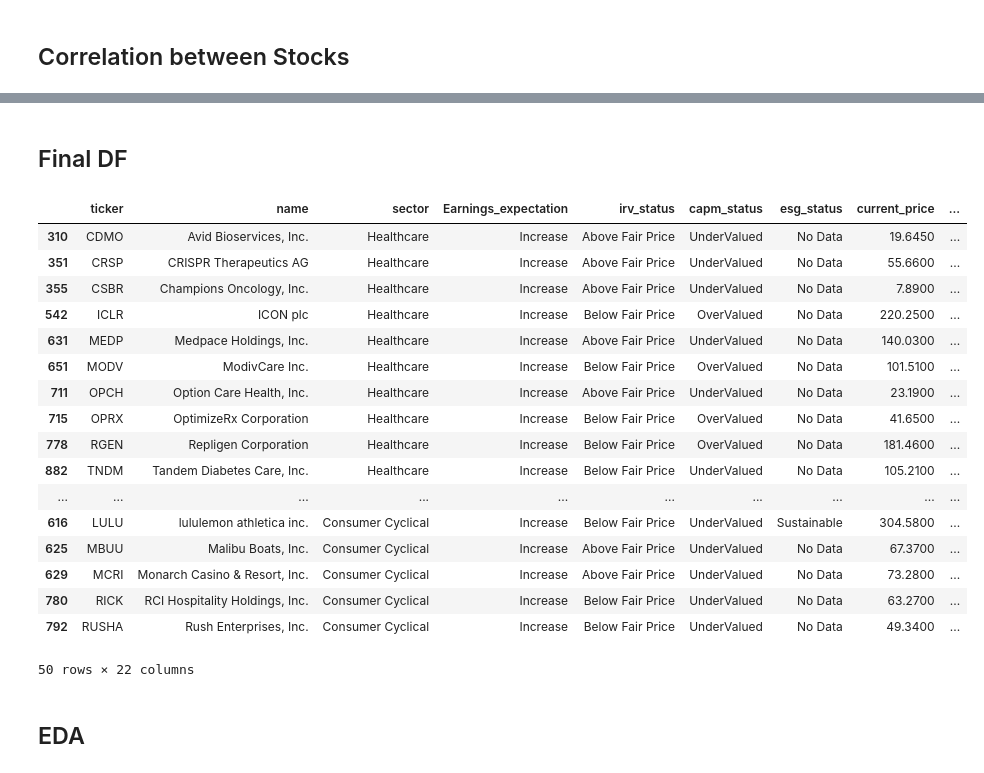
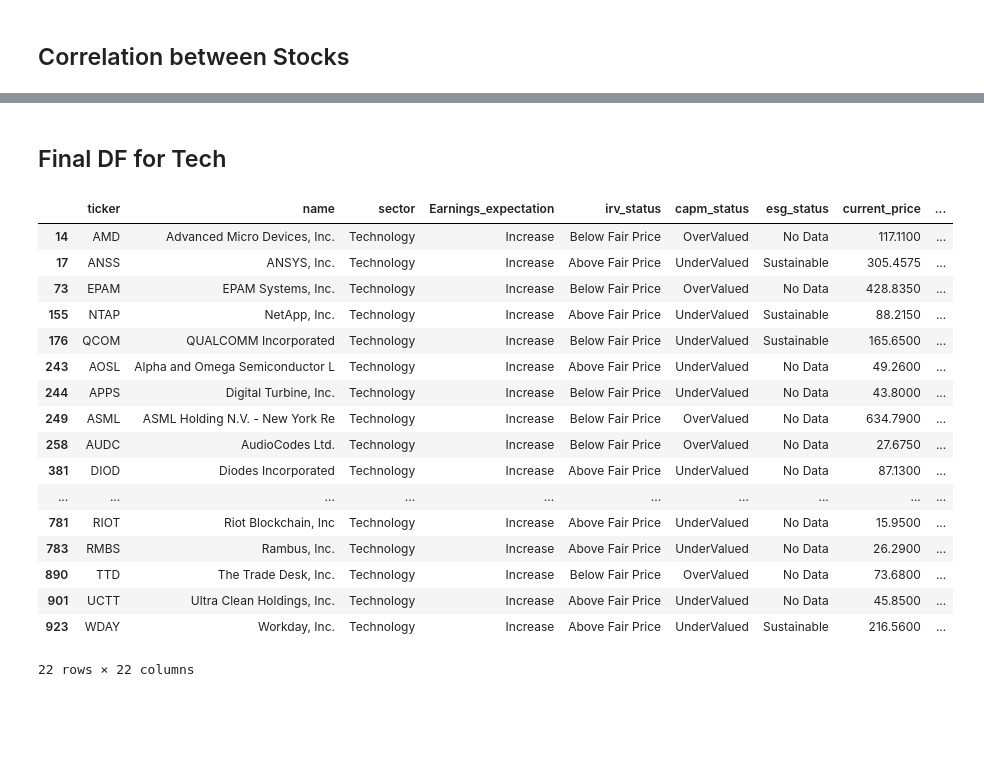
Before and after one commit to janvi-bit/FA-Group6, a Jupyter notebook: portfolio models/aggressive_v2.ipynb, the cells around one changed output, grey strips where cells are left out. Saved outputs shown, nothing was run; the diff lists cells and outputs as text; code cells hidden in the pictures; blank space fills up the shorter version.

```diff
--- a/portfolio models/aggressive_v2.ipynb
+++ b/portfolio models/aggressive_v2.ipynb
@@ -204,4 +186,4 @@ sharpe_list
 # %%
-df2["sharpe"] = sharpe_list
-df2
+df_tech["sharpe"] = sharpe_list
+df_tech
 # %% [output]
@@ -221,5 +208,5 @@ df2
 # %%
-df3 = df2[df2["sharpe"] > 0.6]
-df3
+df2_tech = df_tech[df_tech["sharpe"] > 0.6]
+df2_tech
 # %% [output]
 |  | ticker | name | sector | Earnings_expectation | irv_status | capm_status | esg_status | current_price | ... |
@@ -244,8 +236,8 @@ def get_return_series(ticker):
     return return_series_close
 # %%
 returns_list = []
-for i in range(len(df3)):
-    each = df3.iloc[i]
+for i in range(len(df2_tech)):
+    each = df2_tech.iloc[i]
     ticker = each["ticker"]
     returns = get_return_series(ticker)
     if (len(returns) == 1260):
@@ -346,35 +338,35 @@ correlation
 # %% [markdown]
-## Final DF
+## Final DF for Tech
 # %%
 all_stocks = []
 for each in correlation:
     all_stocks.append(each)
 # %%
 indexes = []
-for i in range(len(df3)):
-    each = df3.iloc[i]
+for i in range(len(df2_tech)):
+    each = df2_tech.iloc[i]
     ticker = each["ticker"]
     if ticker in all_stocks:
         indexes.append(i)
 # %%
-chosen_df = df3.iloc[indexes]
-chosen_df #50 stocks for the aggressive model
+chosen_tech_df = df2_tech.iloc[indexes]
+chosen_tech_df #22 stocks for tech sector
 # %% [output]
 |  | ticker | name | sector | Earnings_expectation | irv_status | capm_status | esg_status | current_price | ... |
-| 310 | CDMO | Avid Bioservices, Inc. | Healthcare | Increase | Above Fair Price | UnderValued | No Data | 19.6450 | ... |
-| 351 | CRSP | CRISPR Therapeutics AG | Healthcare | Increase | Above Fair Price | UnderValued | No Data | 55.6600 | ... |
-| 355 | CSBR | Champions Oncology, Inc. | Healthcare | Increase | Above Fair Price | UnderValued | No Data | 7.8900 | ... |
-| 542 | ICLR | ICON plc | Healthcare | Increase | Below Fair Price | OverValued | No Data | 220.2500 | ... |
-| 631 | MEDP | Medpace Holdings, Inc. | Healthcare | Increase | Above Fair Price | UnderValued | No Data | 140.0300 | ... |
-| 651 | MODV | ModivCare Inc. | Healthcare | Increase | Below Fair Price | OverValued | No Data | 101.5100 | ... |
-| 711 | OPCH | Option Care Health, Inc. | Healthcare | Increase | Above Fair Price | UnderValued | No Data | 23.1900 | ... |
-| 715 | OPRX | OptimizeRx Corporation | Healthcare | Increase | Below Fair Price | OverValued | No Data | 41.6500 | ... |
-| 778 | RGEN | Repligen Corporation | Healthcare | Increase | Below Fair Price | OverValued | No Data | 181.4600 | ... |
-| 882 | TNDM | Tandem Diabetes Care, Inc. | Healthcare | Increase | Below Fair Price | UnderValued | No Data | 105.2100 | ... |
+| 14 | AMD | Advanced Micro Devices, Inc. | Technology | Increase | Below Fair Price | OverValued | No Data | 117.1100 | ... |
+| 17 | ANSS | ANSYS, Inc. | Technology | Increase | Above Fair Price | UnderValued | Sustainable | 305.4575 | ... |
+| 73 | EPAM | EPAM Systems, Inc. | Technology | Increase | Below Fair Price | OverValued | No Data | 428.8350 | ... |
+| 155 | NTAP | NetApp, Inc. | Technology | Increase | Above Fair Price | UnderValued | Sustainable | 88.2150 | ... |
+| 176 | QCOM | QUALCOMM Incorporated | Technology | Increase | Below Fair Price | UnderValued | Sustainable | 165.6500 | ... |
+| 243 | AOSL | Alpha and Omega Semiconductor L | Technology | Increase | Above Fair Price | UnderValued | No Data | 49.2600 | ... |
+| 244 | APPS | Digital Turbine, Inc. | Technology | Increase | Below Fair Price | UnderValued | No Data | 43.8000 | ... |
+| 249 | ASML | ASML Holding N.V. - New York Re | Technology | Increase | Below Fair Price | OverValued | No Data | 634.7900 | ... |
+| 258 | AUDC | AudioCodes Ltd. | Technology | Increase | Below Fair Price | OverValued | No Data | 27.6750 | ... |
+| 381 | DIOD | Diodes Incorporated | Technology | Increase | Above Fair Price | UnderValued | No Data | 87.1300 | ... |
 | ... | ... | ... | ... | ... | ... | ... | ... | ... | ... |
-| 616 | LULU | lululemon athletica inc. | Consumer Cyclical | Increase | Below Fair Price | UnderValued | Sustainable | 304.5800 | ... |
-| 625 | MBUU | Malibu Boats, Inc. | Consumer Cyclical | Increase | Above Fair Price | UnderValued | No Data | 67.3700 | ... |
-| 629 | MCRI | Monarch Casino & Resort, Inc. | Consumer Cyclical | Increase | Above Fair Price | UnderValued | No Data | 73.2800 | ... |
-| 780 | RICK | RCI Hospitality Holdings, Inc. | Consumer Cyclical | Increase | Below Fair Price | UnderValued | No Data | 63.2700 | ... |
-| 792 | RUSHA | Rush Enterprises, Inc. | Consumer Cyclical | Increase | Below Fair Price | UnderValued | No Data | 49.3400 | ... |
+| 781 | RIOT | Riot Blockchain, Inc | Technology | Increase | Above Fair Price | UnderValued | No Data | 15.9500 | ... |
+| 783 | RMBS | Rambus, Inc. | Technology | Increase | Above Fair Price | UnderValued | No Data | 26.2900 | ... |
+| 890 | TTD | The Trade Desk, Inc. | Technology | Increase | Below Fair Price | OverValued | No Data | 73.6800 | ... |
+| 901 | UCTT | Ultra Clean Holdings, Inc. | Technology | Increase | Above Fair Price | UnderValued | No Data | 45.8500 | ... |
+| 923 | WDAY | Workday, Inc. | Technology | Increase | Above Fair Price | UnderValued | Sustainable | 216.5600 | ... |
-50 rows × 22 columns
+22 rows × 22 columns
@@ -383,2 +372,0 @@ chosen_df.to_csv("selected_stocks_aggressive.csv")
-# %% [markdown]
-## EDA
```
Also changed, not shown: parts of 34 cells of this notebook.
